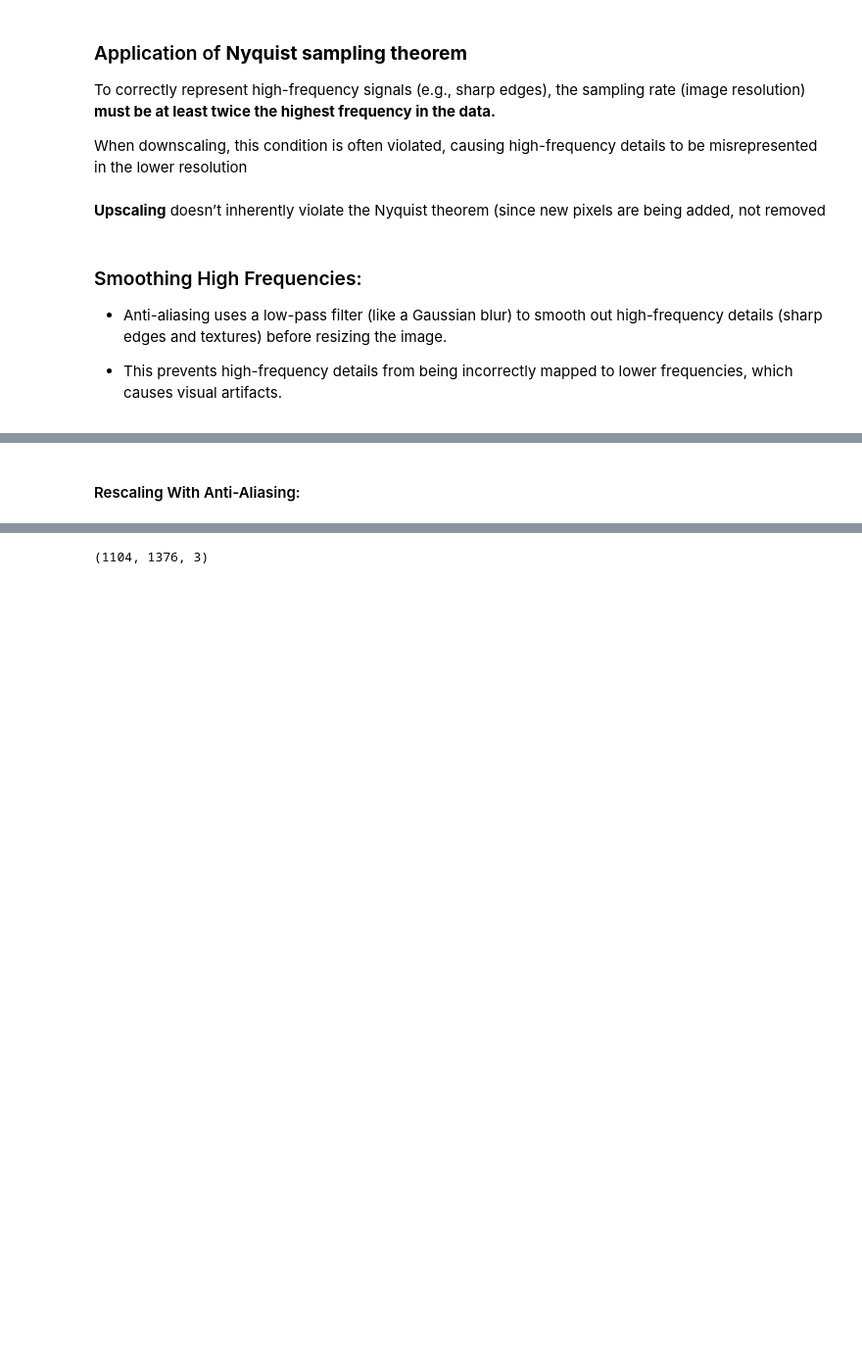
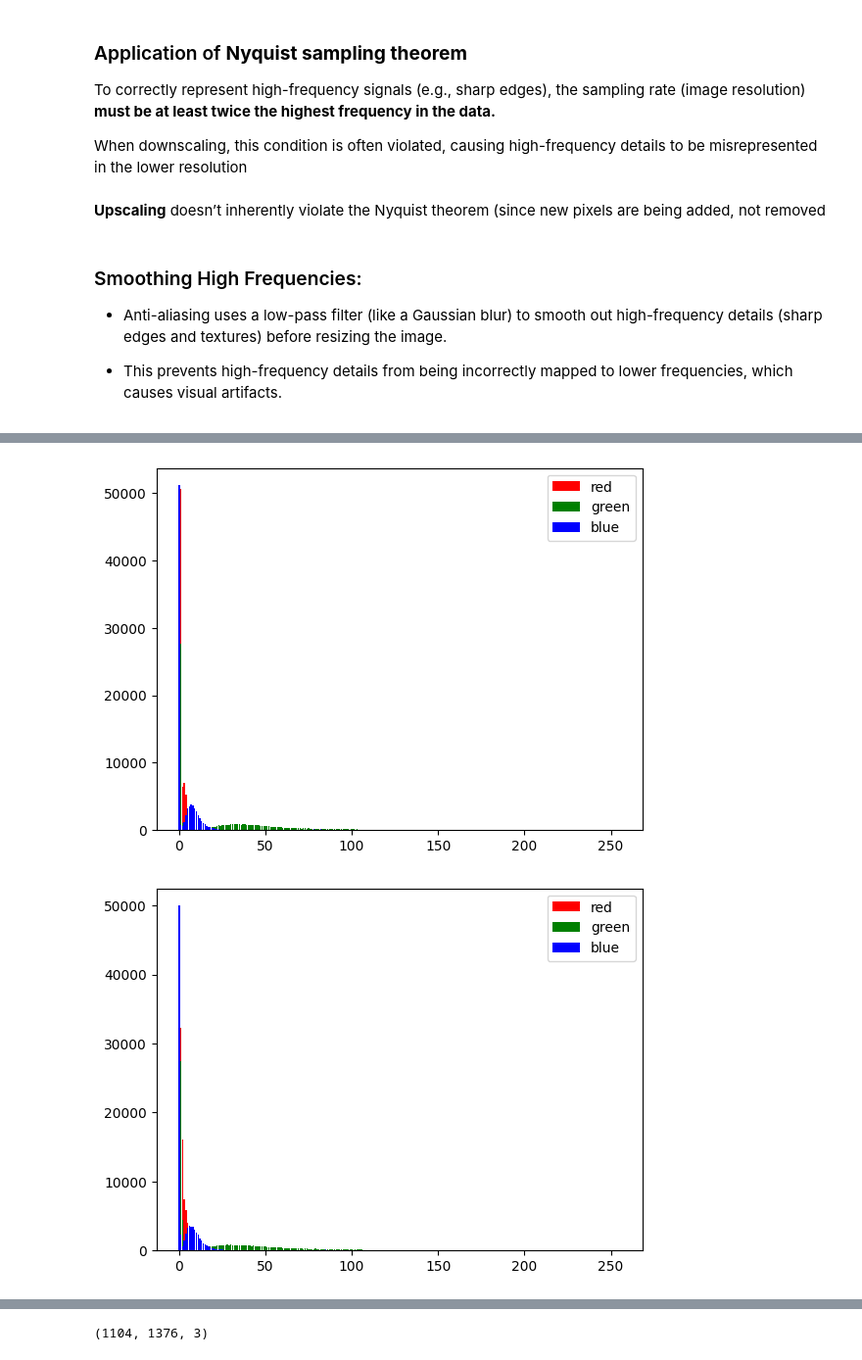
Before and after one commit to bipin-a/cosc-32001-computer-vision, a Jupyter notebook: basics/basics.ipynb, the cells around one changed output, grey strips where cells are left out. Shown at 98% size. Cells and saved outputs as stored; diff of their text form; code cells hidden in the pictures; blank space fills up the shorter version.

```diff
--- a/basics/basics.ipynb
+++ b/basics/basics.ipynb
@@ -387,2 +425,25 @@ plt.imshow(img_rescaled_without_aa)
-# %% [markdown]
-#### Rescaling With Anti-Aliasing:
+# %%
+# Lets see if the histogram for these images are noramlly distributed
+
+imgs = [img, img_rescaled_with_aliasing, img_rescaled_without_aliasing]
+bins = 256
+
+for img in imgs:
+    fig, ax = plt.subplots()
+
+    i = img[:,:,0]
+    histogram, bin_edges = np.histogram(i,bins=bins,range=(0,bins))
+    ax.bar(bin_edges[:-1], histogram, color='red',label='red')
+
+    i = img[:,:,1]
+    histogram, bin_edges = np.histogram(i,bins=bins,range=(0,bins))
+    ax.bar(bin_edges[:-1], histogram, color='green',label='green' )
+
+    i = img[:,:,2]
+    histogram, bin_edges = np.histogram(i,bins=bins,range=(0,bins))
+    ax.bar(bin_edges[:-1], histogram, color='blue', label='blue')
+
+    ax.legend()
+# %% [output]
+[figure, added]
+[figure, added]
```
Also changed, not shown: parts of 70 cells of this notebook.
